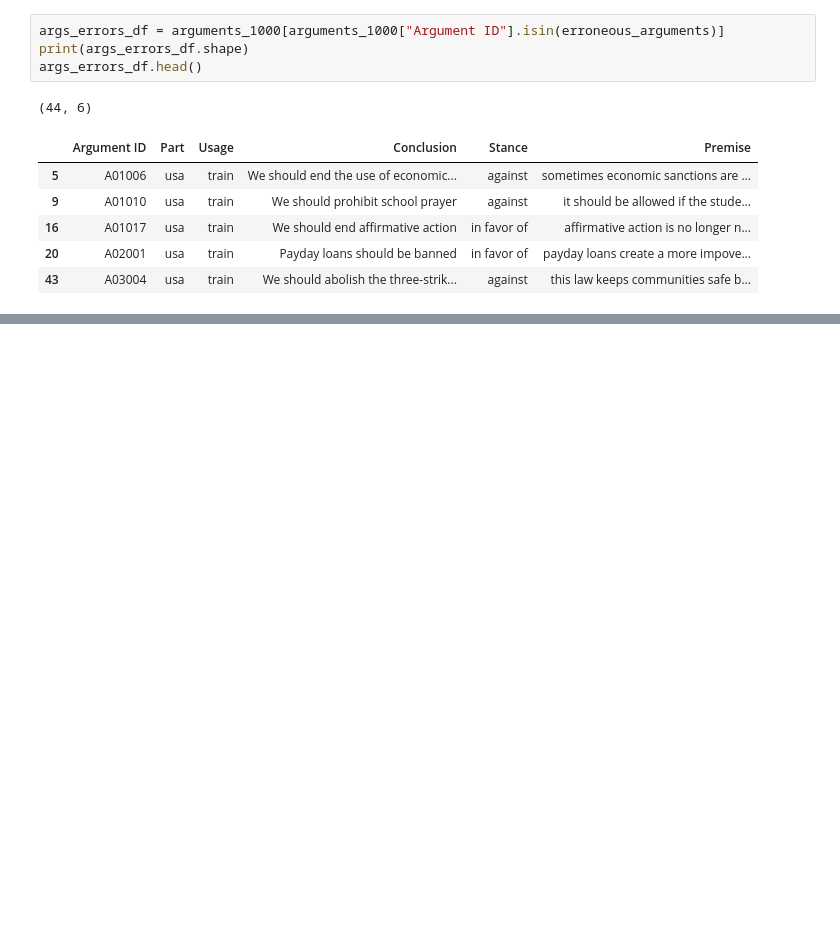
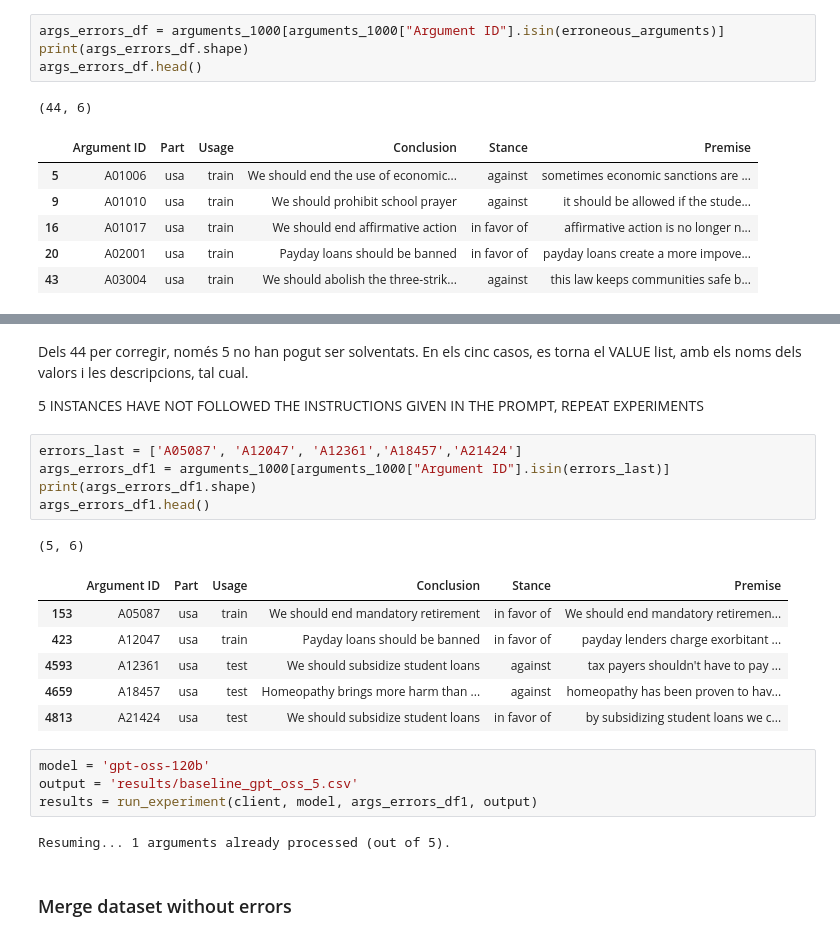
Before and after one commit to mabenbla/Cognitive-Bias-and-Heuristics-in-Value-Identification, a Jupyter notebook: baseline_predictor.ipynb, the cells around one changed output, grey strips where cells are left out. Drawn from its saved outputs; the diff is of its cells as text; blank space fills up the shorter version.

Commit message:
Baseline final results completed

```diff
--- a/baseline_predictor.ipynb
+++ b/baseline_predictor.ipynb
@@ -374,0 +375,25 @@ Resuming... 0 arguments already processed (out of 44).
+# %% [markdown]
+Dels 44 per corregir, només 5 no han pogut ser solventats. En els cinc casos, es torna el VALUE list, amb els noms dels valors i les descripcions, tal cual.
+
+5 INSTANCES HAVE NOT FOLLOWED THE INSTRUCTIONS GIVEN IN THE PROMPT, REPEAT EXPERIMENTS
+# %%
+errors_last = ['A05087', 'A12047', 'A12361','A18457','A21424']
+args_errors_df1 = arguments_1000[arguments_1000["Argument ID"].isin(errors_last)]
+print(args_errors_df1.shape)
+args_errors_df1.head()
+# %% [output]
+(5, 6)
+|  | Argument ID | Part | Usage | Conclusion | Stance | Premise |
+| 153 | A05087 | usa | train | We should end mandatory retirement | in favor of | We should end mandatory retiremen... |
+| 423 | A12047 | usa | train | Payday loans should be banned | in favor of | payday lenders charge exorbitant ... |
+| 4593 | A12361 | usa | test | We should subsidize student loans | against | tax payers shouldn't have to pay ... |
+| 4659 | A18457 | usa | test | Homeopathy brings more harm than ... | against | homeopathy has been proven to hav... |
+| 4813 | A21424 | usa | test | We should subsidize student loans | in favor of | by subsidizing student loans we c... |
+# %%
+model = 'gpt-oss-120b'
+output = 'results/baseline_gpt_oss_5.csv'
+results = run_experiment(client, model, args_errors_df1, output)
+# %% [output]
+Resuming... 1 arguments already processed (out of 5).
+# %% [markdown]
+### Merge dataset without errors
```
Also changed, not shown: parts of 25 cells of this notebook, 4 other files.
